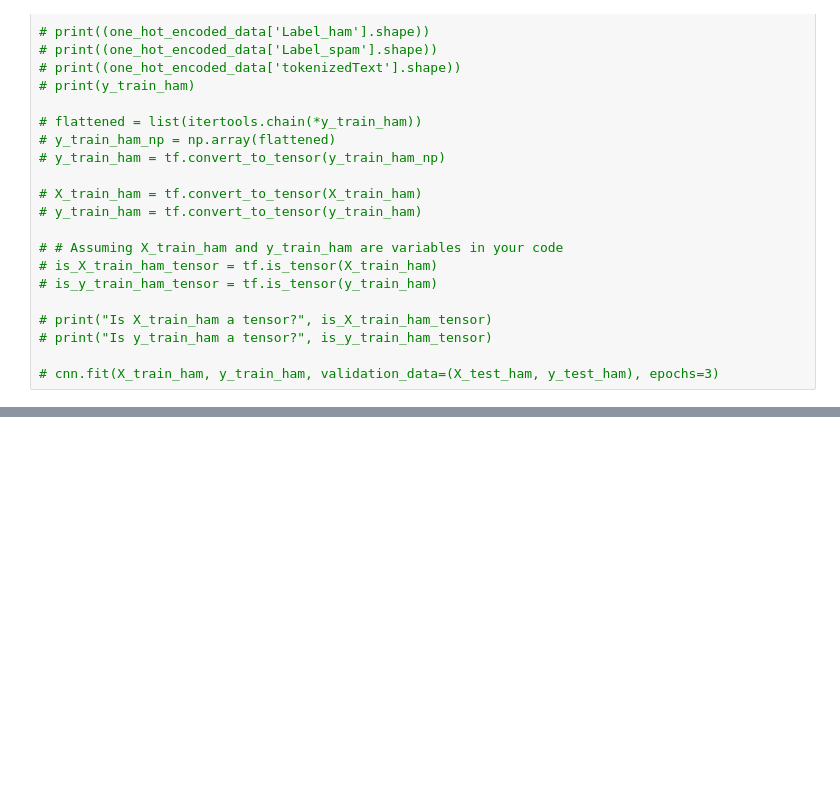
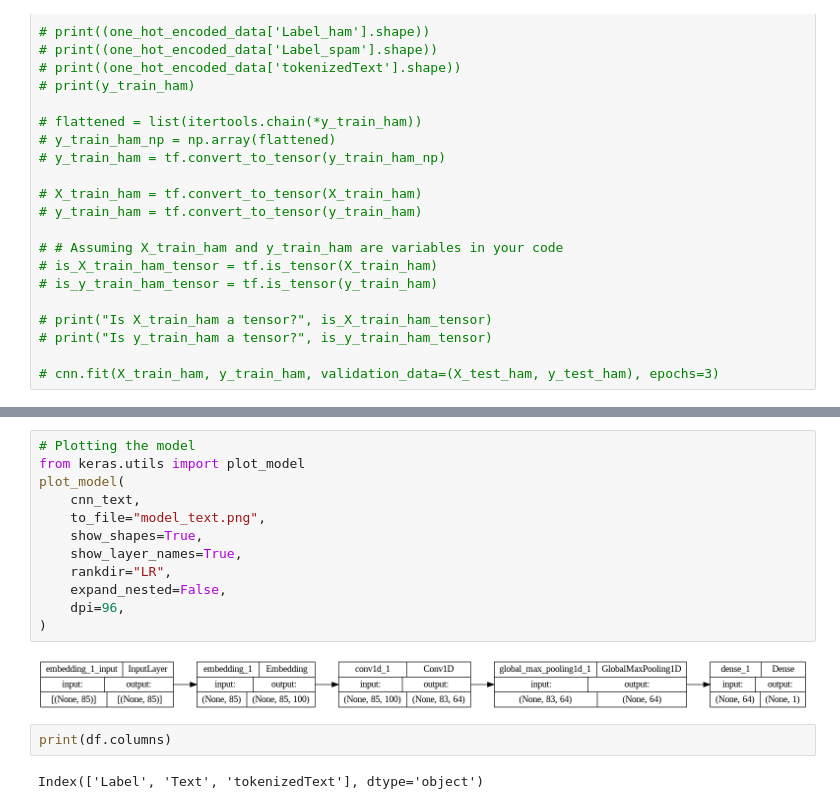
Before and after one commit to memote024/CS7324fall23, a Jupyter notebook: lab_7/Lab_7(1).ipynb, the cells around one changed output, grey strips where cells are left out. Saved outputs shown, nothing was run; the diff lists cells and outputs as text; blank space fills up the shorter version.

```diff
--- a/lab_7/Lab_7(1).ipynb
+++ b/lab_7/Lab_7(1).ipynb
@@ -492 +489,19 @@ Epoch 3/3
 <keras.src.callbacks.History at 0x...>
+# %%
+# Plotting the model
+from keras.utils import plot_model
+plot_model(
+    cnn_text,
+    to_file="model_text.png",
+    show_shapes=True,
+    show_layer_names=True,
+    rankdir="LR",
+    expand_nested=False,
+    dpi=96,
+)
+# %% [output]
+[figure, added]
+# %%
+print(df.columns)
+# %% [output]
+Index(['Label', 'Text', 'tokenizedText'], dtype='object')
```
Also changed, not shown: parts of 11 cells of this notebook.
